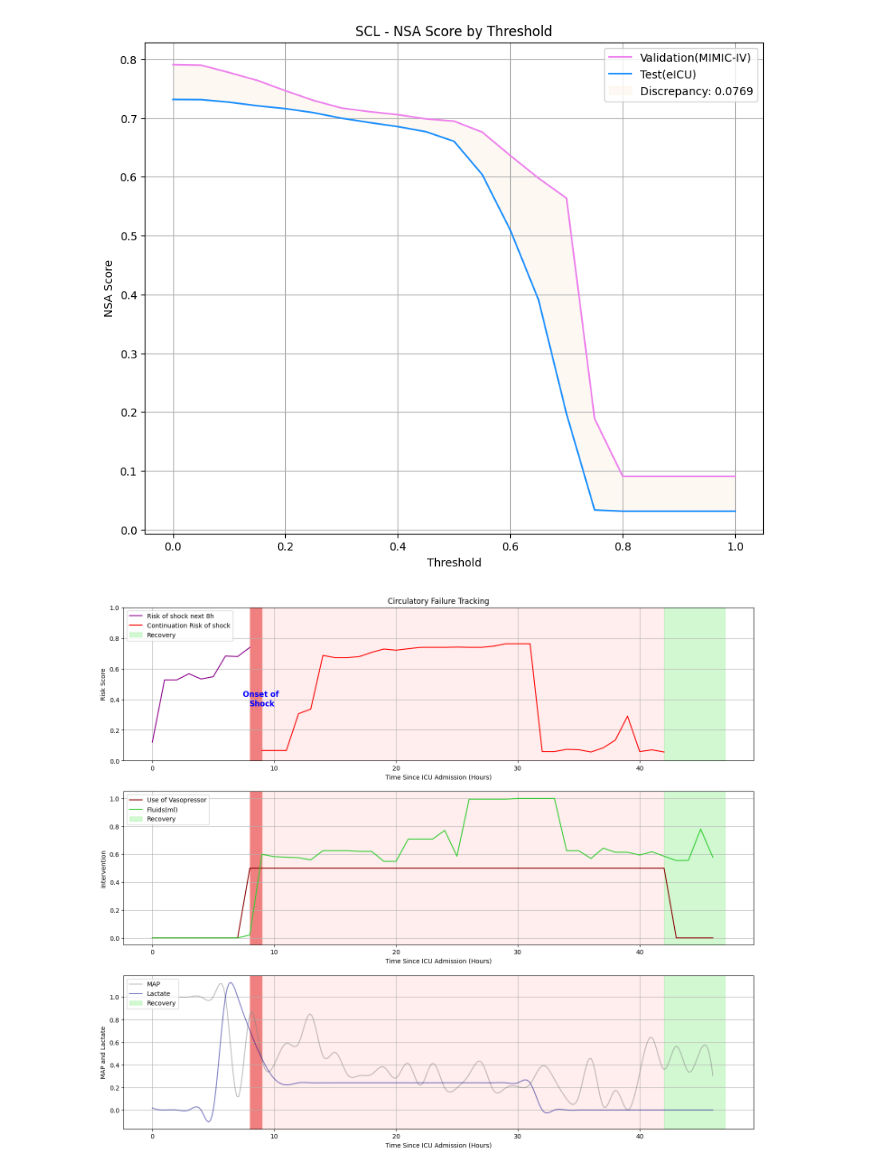
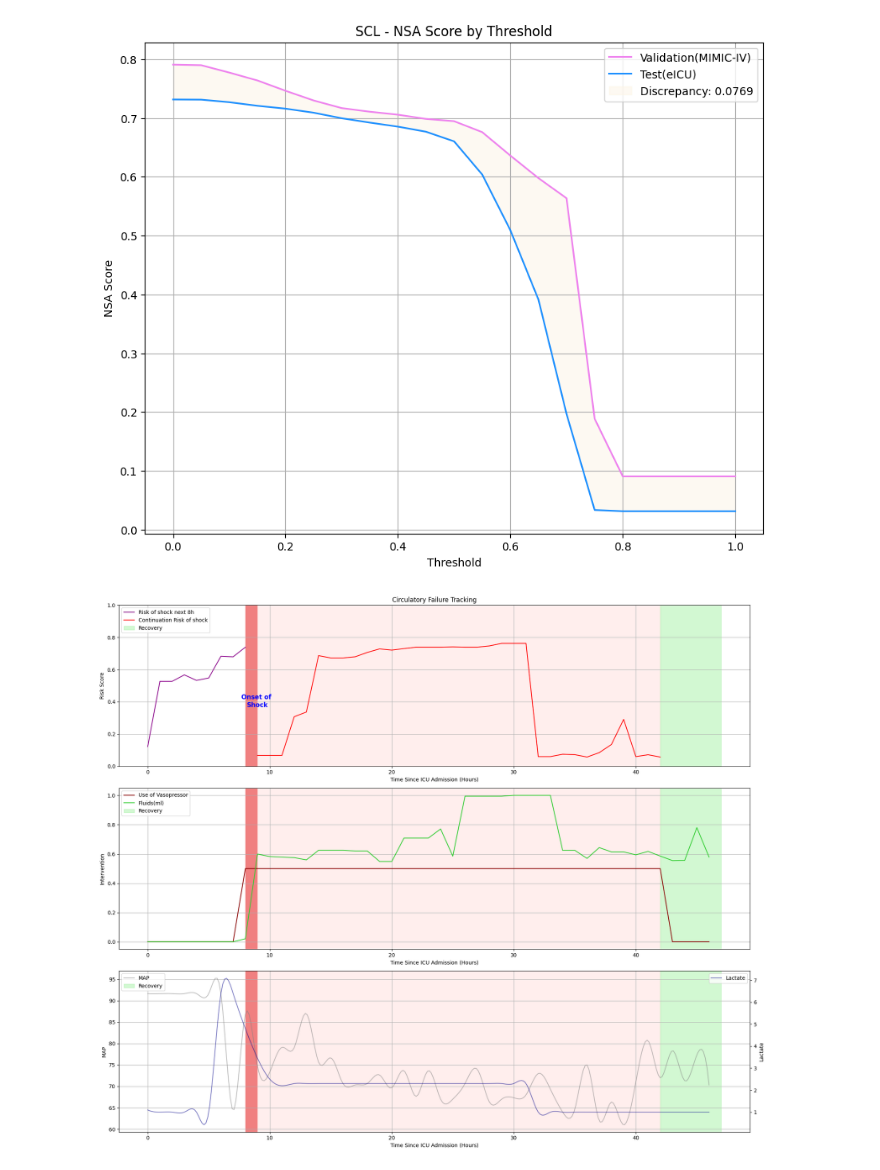
Before and after one commit to Jeong-Eul/CLEAR-Shock, a Jupyter notebook: Experiment(Supervised Learning)/training/Proposed Multiclass.ipynb, the cells around one changed output. Drawn from its saved outputs; the diff is of its cells as text; code cells hidden in the pictures.

```diff
--- a/Experiment(Supervised Learning)/training/Proposed Multiclass.ipynb
+++ b/Experiment(Supervised Learning)/training/Proposed Multiclass.ipynb
@@ -704,6 +660,7 @@ for stay in monitoring_recovery_id:
         viz_id.append(stay)
 # %%
 import matplotlib.pyplot as plt
+from scipy.interpolate import make_interp_spline
 # 4, "6(33965130)", "13(38132467)"
 sec = 13
 
@@ -730,80 +687,91 @@ view['Fluids(ml)_scaled'] = min_max_scaling(view['Fluids(ml)'], fluids_min, flui
 view['Lactate_scaled'] = min_max_scaling(view['Lactate'],lactate_min, lactate_max)
 view['MAP_scaled'] = min_max_scaling(view['MAP'],  map_min, map_max)
 
-plt.figure(figsize=(18, 15))
-plt.subplot(3, 1, 1)
+# plt.figure(figsize=(18, 15))
+# plt.subplot(3, 1, 1)
+fig, ax1 = plt.subplots(3, 1, figsize=(18, 15))
 
 # Case1_2
-plt.plot(Case1_2['Time_since_ICU_admission'], Case1_2['prediction_prob_case2'], linestyle='-', color='darkmagenta', label='Risk of shock next 8h')
+ax1[0].plot(Case1_2['Time_since_ICU_admission'], Case1_2['prediction_prob_case2'], linestyle='-', color='darkmagenta', label='Risk of shock next 8h')
 # Case3_4
-plt.plot(Case3_4['Time_since_ICU_admission'], Case3_4['prediction_prob_case4'], linestyle='-', color='red', label='Continuation Risk of shock')
+ax1[0].plot(Case3_4['Time_since_ICU_admission'], Case3_4['prediction_prob_case4'], linestyle='-', color='red', label='Continuation Risk of shock')
 
-plt.axvspan(onset_of_shock_time-1, onset_of_shock_time, color='lightcoral')
-plt.axvspan(onset_of_shock_time, end_of_shock_time, color='mistyrose', alpha=0.6)
-plt.axvspan(end_of_shock_time, end_of_shock_time+5, color='lightgreen', alpha=0.4, label = 'Recovery')
+ax1[0].axvspan(onset_of_shock_time-1, onset_of_shock_time, color='lightcoral')
+ax1[0].axvspan(onset_of_shock_time, end_of_shock_time, color='mistyrose', alpha=0.6)
+ax1[0].axvspan(end_of_shock_time, end_of_shock_time+5, color='lightgreen', alpha=0.4, label = 'Recovery')
 # Onset of shock
-plt.text(onset_of_shock_time, 0.5 * (Case1_2['prediction_prob_case2'].iloc[-1] + Case3_4['prediction_prob_case4'].iloc[0]), 'Onset of \nShock', ha='center', va='center', fontsize=12, color='blue', fontweight='bold')
+ax1[0].text(onset_of_shock_time, 0.5 * (Case1_2['prediction_prob_case2'].iloc[-1] + Case3_4['prediction_prob_case4'].iloc[0]), 'Onset of \nShock', ha='center', va='center', fontsize=12, color='blue', fontweight='bold')
 
 # xmin, xmax = 0, interest['Time_since_ICU_admission'].iloc[-1]
 # plt.xticks(range(xmin, xmax + 1, 4))
 ymin, ymax = 0, 1
-plt.yticks(np.arange(ymin, ymax + 0.1, 0.2))
+ax1[0].set_yticks(np.arange(ymin, ymax + 0.1, 0.2))
 
-plt.title('Circulatory Failure Tracking')
-plt.xlabel('Time Since ICU Admission (Hours)')
-plt.ylabel('Risk Score')
-plt.grid(True)
-plt.legend(loc = 'upper left')
+ax1[0].set_title('Circulatory Failure Tracking')
+ax1[0].set_xlabel('Time Since ICU Admission (Hours)')
+ax1[0].set_ylabel('Risk Score')
+ax1[0].grid(True)
+ax1[0].legend(loc = 'upper left')
 
 # Intervention ----------------------------------------------------------------------------------------------------
 
-plt.subplot(3, 1, 2)
+# fig, ax1 = plt.subplots(3, 1, figsize=(10, 15))
 
 vital_lab = pd.concat([interest[view.columns], view.reset_index(drop=True)], axis = 0, ignore_index=True).drop_duplicates(subset=['Time_since_ICU_admission']).sort_values(by=['Time_since_ICU_admission'])
 
 # Case1_2
-plt.plot(vital_lab['Time_since_ICU_admission'], (vital_lab['vasoactive/inotropic']/2), linestyle='-', color='darkred', label='Use of Vasopressor')
+ax1[1].plot(vital_lab['Time_since_ICU_admission'], (vital_lab['vasoactive/inotropic']/2), linestyle='-', color='darkred', label='Use of Vasopressor')
 # Case3_4
-plt.plot(vital_lab['Time_since_ICU_admission'], vital_lab['Fluids(ml)_scaled'], linestyle='-', color='limegreen', label='Fluids(ml)')
+ax1[1].plot(vital_lab['Time_since_ICU_admission'], vital_lab['Fluids(ml)_scaled'], linestyle='-', color='limegreen', label='Fluids(ml)')
 
 
-plt.axvspan(onset_of_shock_time-1, onset_of_shock_time, color='lightcoral')
-plt.axvspan(onset_of_shock_time, end_of_shock_time, color='mistyrose', alpha=0.6)
-plt.axvspan(end_of_shock_time, end_of_shock_time+5, color='lightgreen', alpha=0.4, label = 'Recovery')
+ax1[1].axvspan(onset_of_shock_time-1, onset_of_shock_time, color='lightcoral')
+ax1[1].axvspan(onset_of_shock_time, end_of_shock_time, color='mistyrose', alpha=0.6)
+ax1[1].axvspan(end_of_shock_time, end_of_shock_time+5, color='lightgreen', alpha=0.4, label = 'Recovery')
 
-plt.ylabel('Intervention')
-plt.xlabel('Time Since ICU Admission (Hours)')
-plt.grid(True)
-plt.legend(loc = 'upper left')
+ax1[1].set_ylabel('Intervention')
+ax1[1].set_xlabel('Time Since ICU Admission (Hours)')
+ax1[1].grid(True)
+ax1[1].legend(loc = 'upper left')
 
 # Vital sign & Lab test--------------------------------------------------------------------------------------------
 
-plt.subplot(3, 1, 3)
+# fig, ax1 = plt.subplots(3, 1, figsize=(18, 15))
 vital_lab = pd.concat([interest[view.columns], view.reset_index(drop=True)], axis = 0, ignore_index=True).drop_duplicates(subset=['Time_since_ICU_admission']).sort_values(by=['Time_since_ICU_admission'])
 
 MAP_before_shock = np.linspace(vital_lab['Time_since_ICU_admission'].min(), vital_lab['Time_since_ICU_admission'].max(), 300)
-spl = make_interp_spline(vital_lab['Time_since_ICU_admission'].values, vital_lab['MAP_scaled'].values, k=3)
+spl = make_interp_spline(vital_lab['Time_since_ICU_admission'].values, vital_lab['MAP'].values, k=3)
 power_smooth_map_bs = spl(MAP_before_shock)
 
 Lactate_before_shock = np.linspace(vital_lab['Time_since_ICU_admission'].min(), vital_lab['Time_since_ICU_admission'].max(), 300)
-spl = make_interp_spline(vital_lab['Time_since_ICU_admission'].values, vital_lab['Lactate_scaled'].values, k=3)
+spl = make_interp_spline(vital_lab['Time_since_ICU_admission'].values, vital_lab['Lactate'].values, k=3)
 power_smooth_lactate_bs = spl(Lactate_before_shock)
 
-plt.plot(MAP_before_shock, power_smooth_map_bs, linestyle='-', color='gray', label='MAP', alpha=0.5)
-plt.plot(Lactate_before_shock, power_smooth_lactate_bs, linestyle='-', color='darkblue', label='Lactate', alpha=0.5)
+ax2 = ax1[2].twinx()  # 이중 y축 생성
 
-plt.axvspan(onset_of_shock_time-1, onset_of_shock_time, color='lightcoral')
-plt.axvspan(onset_of_shock_time, end_of_shock_time, color='mistyrose', alpha=0.6)
-plt.axvspan(end_of_shock_time, end_of_shock_time+5, color='lightgreen', alpha=0.4, label = 'Recovery')
+# MAP 데이터 플로팅
+ax1[2].plot(MAP_before_shock, power_smooth_map_bs, linestyle='-', color='gray', label='MAP', alpha=0.5)
+ax1[2].set_ylabel('MAP', color='Black')
+ax1[2].tick_params(axis='y', labelcolor='Black')  # 변경: axis 지정 방식
 
-plt.ylabel('MAP and Lactate')
-plt.xlabel('Time Since ICU Admission (Hours)')
-plt.grid(True)
-plt.legend(loc = 'upper left')
+# Lactate 데이터 플로팅
+ax2.plot(Lactate_before_shock, power_smooth_lactate_bs, linestyle='-', color='darkblue', label='Lactate', alpha=0.5)
+ax2.set_ylabel('Lactate', color='Black')
+ax2.tick_params(axis='y', labelcolor='Black')  # 변경: axis 지정 방식
 
+# 충격과 회복 기간 표시
+ax1[2].axvspan(onset_of_shock_time-1, onset_of_shock_time, color='lightcoral')
+ax1[2].axvspan(onset_of_shock_time, end_of_shock_time, color='mistyrose', alpha=0.6)
+ax1[2].axvspan(end_of_shock_time, end_of_shock_time+5, color='lightgreen', alpha=0.4, label='Recovery')
+
+ax1[2].set_xlabel('Time Since ICU Admission (Hours)')
+ax1[2].grid(True)
+ax1[2].legend(loc='upper left')
+ax2.legend(loc='upper right')
+fig.tight_layout()
 plt.show()
 # %% [output]
-[figure, old version]
+[figure, new version]
 # %%
 no_viz_id = []
 
```
Also changed, not shown: parts of 12 cells of this notebook, 3 other files.
